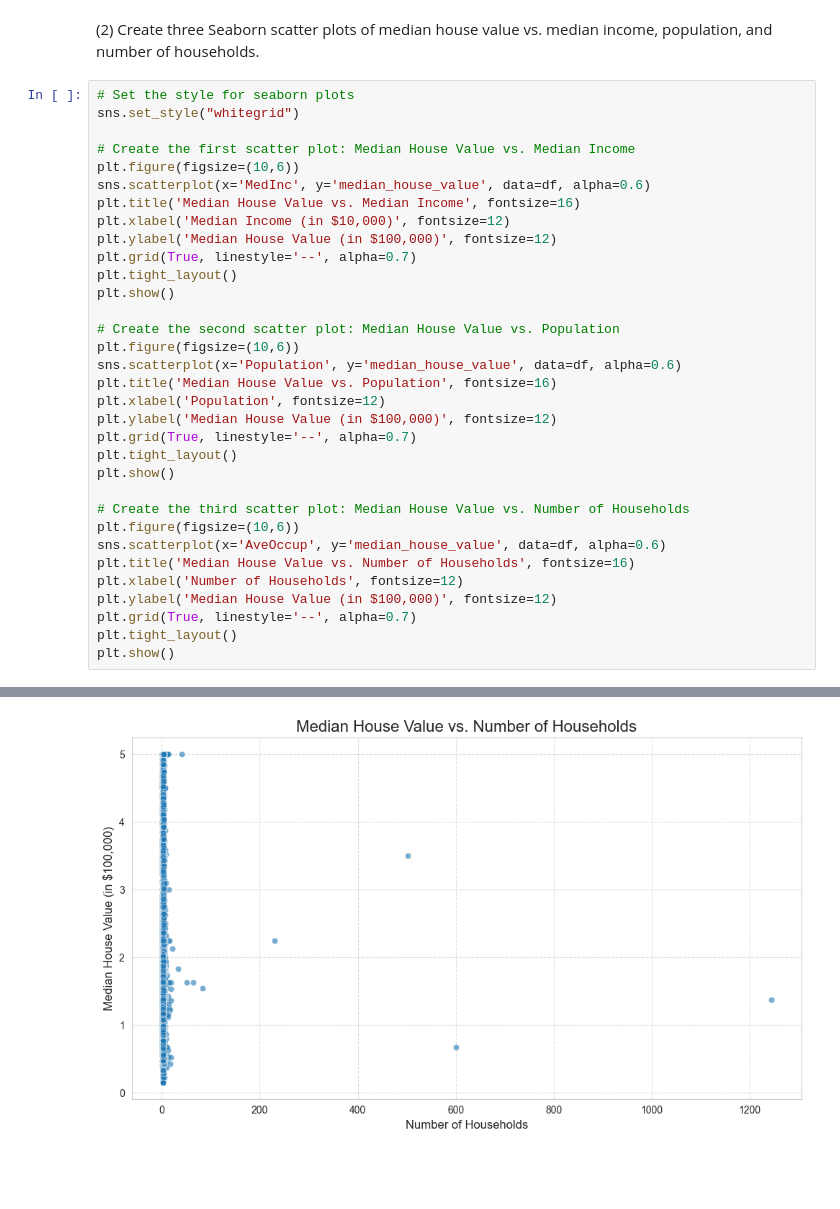
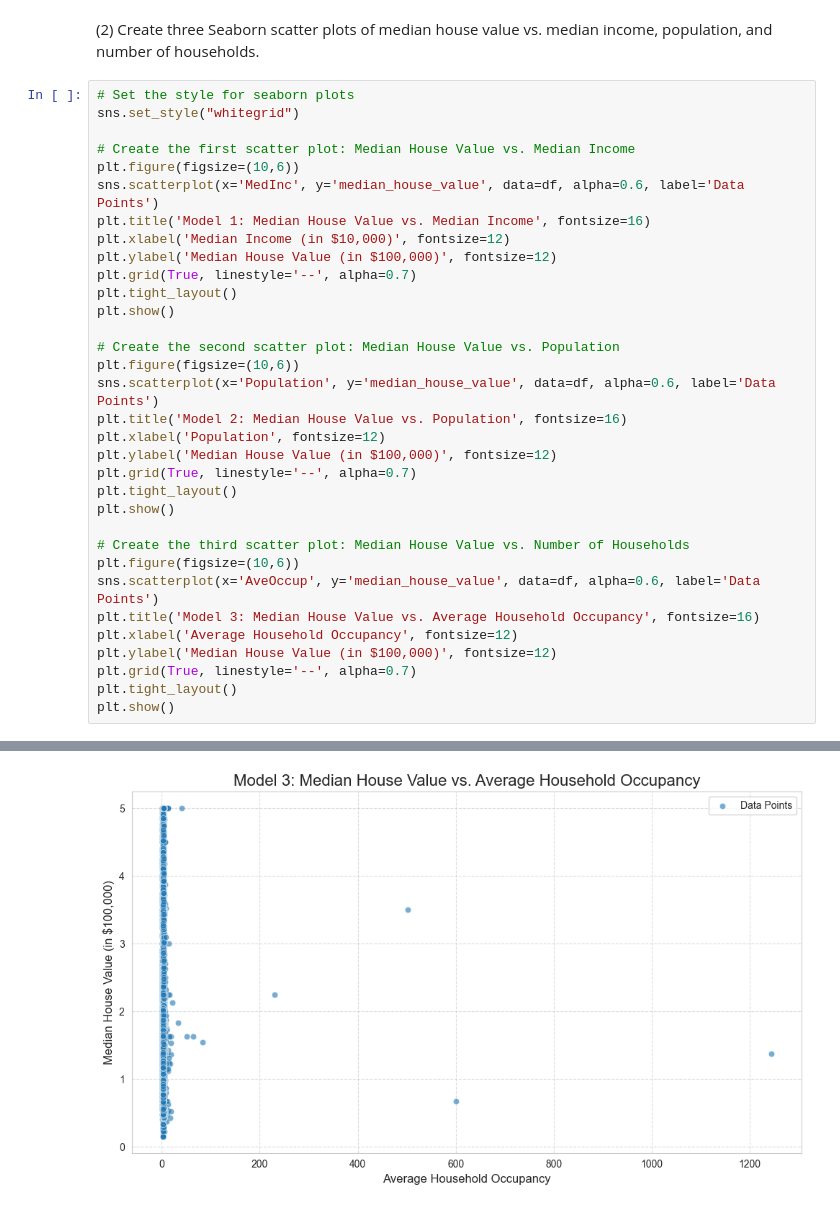
Before and after one commit to tcsgik/CSCN8010_Lab1-Univariate_Linear_Regression, a Jupyter notebook: univariate_linear_regression.ipynb, the cells around one changed output, grey strips where cells are left out. Drawn from its saved outputs; the diff is of its cells as text; blank space fills up the shorter version.

```diff
--- a/univariate_linear_regression.ipynb
+++ b/univariate_linear_regression.ipynb
@@ -73,8 +76,8 @@ sns.set_style("whitegrid")
 
 # Create the first scatter plot: Median House Value vs. Median Income
 plt.figure(figsize=(10,6))
-sns.scatterplot(x='MedInc', y='median_house_value', data=df, alpha=0.6)
-plt.title('Median House Value vs. Median Income', fontsize=16)
+sns.scatterplot(x='MedInc', y='median_house_value', data=df, alpha=0.6, label='Data Points')
+plt.title('Model 1: Median House Value vs. Median Income', fontsize=16)
 plt.xlabel('Median Income (in $10,000)', fontsize=12)
 plt.ylabel('Median House Value (in $100,000)', fontsize=12)
 plt.grid(True, linestyle='--', alpha=0.7)
@@ -83,8 +86,8 @@ plt.show()
 
 # Create the second scatter plot: Median House Value vs. Population
 plt.figure(figsize=(10,6))
-sns.scatterplot(x='Population', y='median_house_value', data=df, alpha=0.6)
-plt.title('Median House Value vs. Population', fontsize=16)
+sns.scatterplot(x='Population', y='median_house_value', data=df, alpha=0.6, label='Data Points')
+plt.title('Model 2: Median House Value vs. Population', fontsize=16)
 plt.xlabel('Population', fontsize=12)
 plt.ylabel('Median House Value (in $100,000)', fontsize=12)
 plt.grid(True, linestyle='--', alpha=0.7)
@@ -93,9 +96,9 @@ plt.show()
 
 # Create the third scatter plot: Median House Value vs. Number of Households
 plt.figure(figsize=(10,6))
-sns.scatterplot(x='AveOccup', y='median_house_value', data=df, alpha=0.6)
-plt.title('Median House Value vs. Number of Households', fontsize=16)
-plt.xlabel('Number of Households', fontsize=12)
+sns.scatterplot(x='AveOccup', y='median_house_value', data=df, alpha=0.6, label='Data Points')
+plt.title('Model 3: Median House Value vs. Average Household Occupancy', fontsize=16)
+plt.xlabel('Average Household Occupancy', fontsize=12)
 plt.ylabel('Median House Value (in $100,000)', fontsize=12)
 plt.grid(True, linestyle='--', alpha=0.7)
 plt.tight_layout()
@@ -106 +109 @@ plt.show()
-[figure, old version]
+[figure, new version]
```
Also changed, not shown: parts of 15 cells of this notebook, 2 other files.
